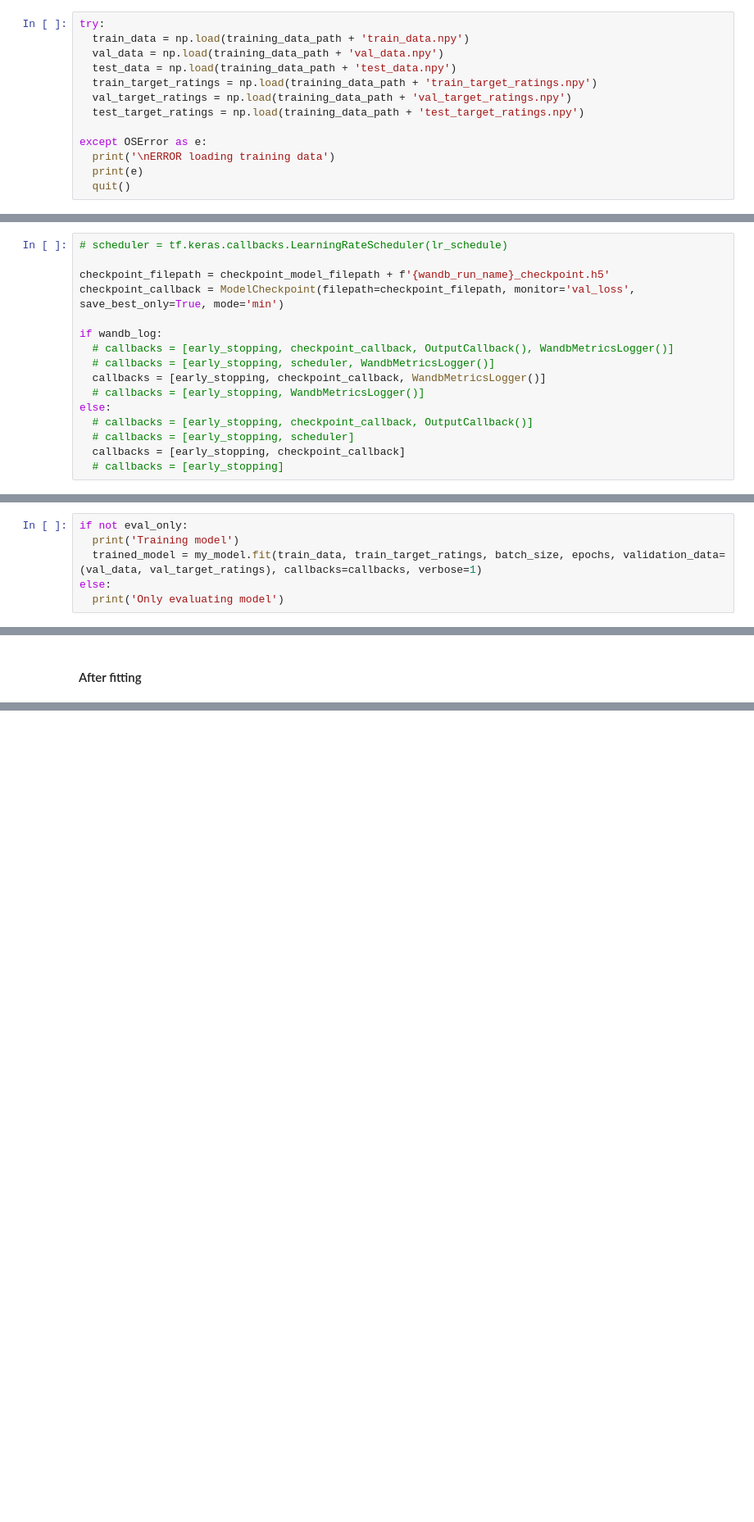
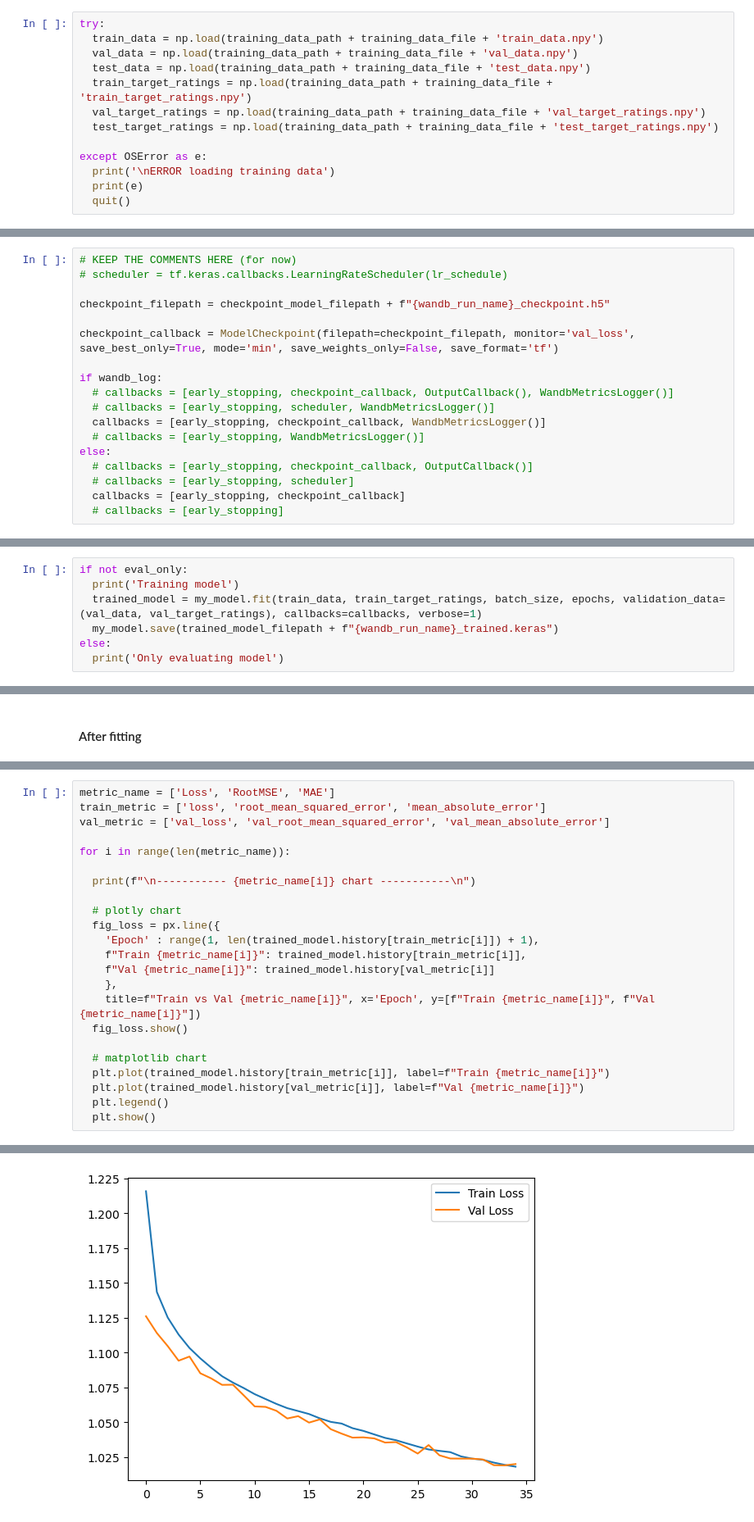
Before and after one commit to FIIT-MSc-projects/2023-Baran-Tomik-Deep-neural-network-context-aware-movie-recommendation, a Jupyter notebook: 1m/training/train.ipynb, the cells around one changed output, grey strips where cells are left out. Shown at 82% size. Drawn from its saved outputs; the diff is of its cells as text; blank space fills up the shorter version.

```diff
--- a/1m/training/train.ipynb
+++ b/1m/training/train.ipynb
@@ -112,12 +119,12 @@ architecture: 1
 #### Load training data
 # %%
 try:
-  train_data = np.load(training_data_path + 'train_data.npy')
-  val_data = np.load(training_data_path + 'val_data.npy')
-  test_data = np.load(training_data_path + 'test_data.npy')
-  train_target_ratings = np.load(training_data_path + 'train_target_ratings.npy')
-  val_target_ratings = np.load(training_data_path + 'val_target_ratings.npy')
-  test_target_ratings = np.load(training_data_path + 'test_target_ratings.npy')
+  train_data = np.load(training_data_path + training_data_file + 'train_data.npy')
+  val_data = np.load(training_data_path + training_data_file + 'val_data.npy')
+  test_data = np.load(training_data_path + training_data_file + 'test_data.npy')
+  train_target_ratings = np.load(training_data_path + training_data_file + 'train_target_ratings.npy')
+  val_target_ratings = np.load(training_data_path + training_data_file + 'val_target_ratings.npy')
+  test_target_ratings = np.load(training_data_path + training_data_file + 'test_target_ratings.npy')
 
 except OSError as e:
   print('\nERROR loading training data')
@@ -180,10 +167,12 @@ early_stopping = EarlyStopping(patience=patience, monitor='val_loss')
 #     decay_rate=0.96,
 #     staircase=True)
 # %%
+# KEEP THE COMMENTS HERE (for now)
 # scheduler = tf.keras.callbacks.LearningRateScheduler(lr_schedule)
 
-checkpoint_filepath = checkpoint_model_filepath + f'{wandb_run_name}_checkpoint.h5'
-checkpoint_callback = ModelCheckpoint(filepath=checkpoint_filepath, monitor='val_loss', save_best_only=True, mode='min')
+checkpoint_filepath = checkpoint_model_filepath + f"{wandb_run_name}_checkpoint.h5"
+
+checkpoint_callback = ModelCheckpoint(filepath=checkpoint_filepath, monitor='val_loss', save_best_only=True, mode='min', save_weights_only=False, save_format='tf')
 
 if wandb_log:
   # callbacks = [early_stopping, checkpoint_callback, OutputCallback(), WandbMetricsLogger()]
@@ -251,6 +237,7 @@ _________________________________________________________________
 if not eval_only:
   print('Training model')
   trained_model = my_model.fit(train_data, train_target_ratings, batch_size, epochs, validation_data=(val_data, val_target_ratings), callbacks=callbacks, verbose=1)
+  my_model.save(trained_model_filepath + f"{wandb_run_name}_trained.keras")
 else:
   print('Only evaluating model')
 # %% [output]
@@ -300,0 +265,24 @@ Epoch 400/400
+# %%
+metric_name = ['Loss', 'RootMSE', 'MAE']
+train_metric = ['loss', 'root_mean_squared_error', 'mean_absolute_error']
+val_metric = ['val_loss', 'val_root_mean_squared_error', 'val_mean_absolute_error']
+
+for i in range(len(metric_name)):
+
+  print(f"\n----------- {metric_name[i]} chart -----------\n")
+
+  # plotly chart
+  fig_loss = px.line({
+    'Epoch' : range(1, len(trained_model.history[train_metric[i]]) + 1),
+    f"Train {metric_name[i]}": trained_model.history[train_metric[i]],
+    f"Val {metric_name[i]}": trained_model.history[val_metric[i]]
+    },
+    title=f"Train vs Val {metric_name[i]}", x='Epoch', y=[f"Train {metric_name[i]}", f"Val {metric_name[i]}"])
+  fig_loss.show()
+
+  # matplotlib chart
+  plt.plot(trained_model.history[train_metric[i]], label=f"Train {metric_name[i]}")
+  plt.plot(trained_model.history[val_metric[i]], label=f"Val {metric_name[i]}")
+  plt.legend()
+  plt.show()
+# %% [output]
@@ -300,0 +290 @@ Epoch 400/400
+[figure, added]
```
Also changed, not shown: parts of 17 cells of this notebook, 23 other files.
